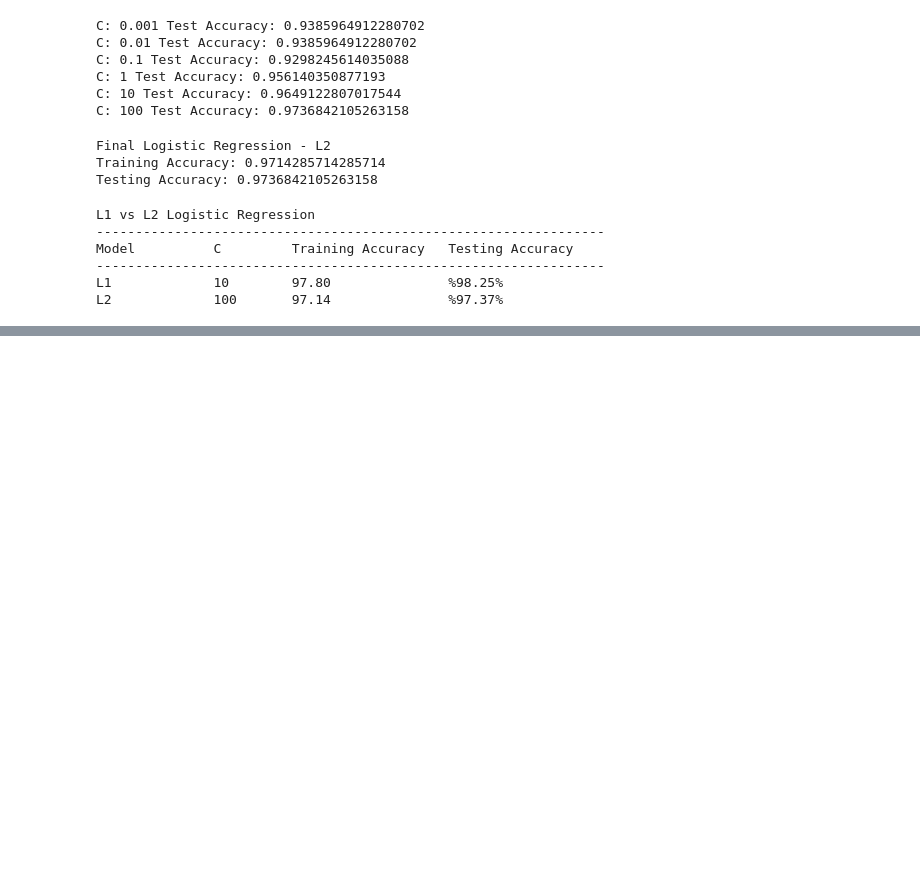
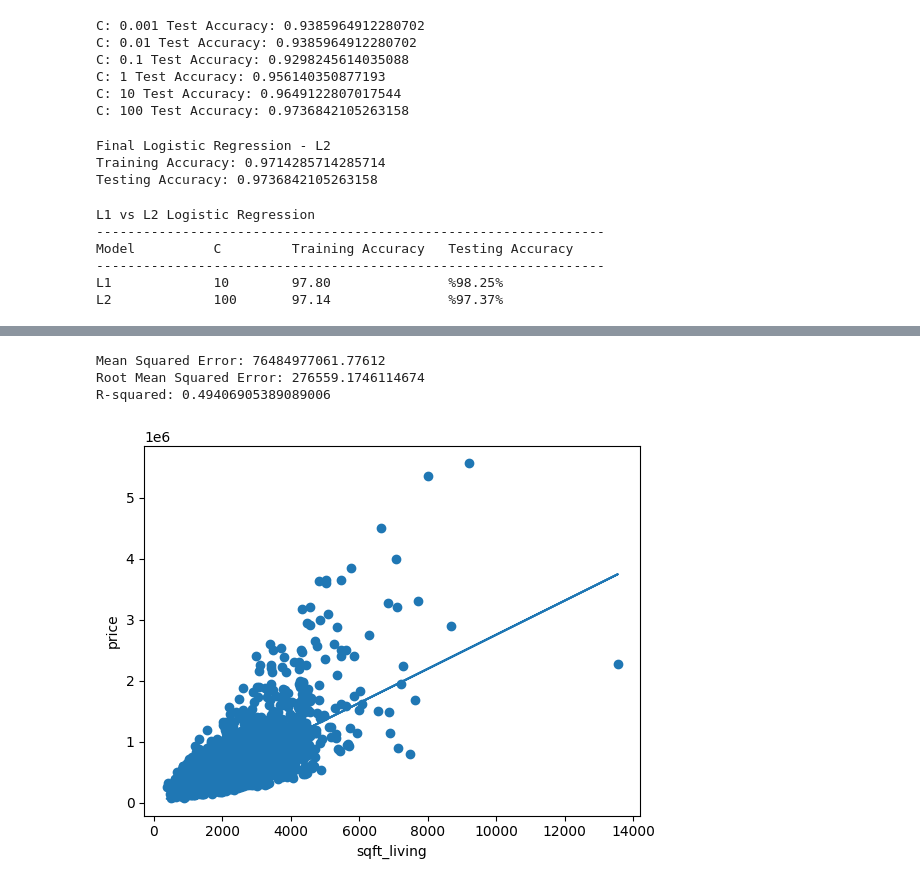
Before and after one commit to crce9830ecs-lang/aiml_labs, a Jupyter notebook: ML_LAB.ipynb, the cells around one changed output, grey strips where cells are left out. Saved outputs shown, nothing was run; the diff lists cells and outputs as text; code cells hidden in the pictures; blank space fills up the shorter version.

Commit message:
Implemented Logistic Regression and calculated MSE, RMSE AND R2 values

```diff
--- a/ML_LAB.ipynb
+++ b/ML_LAB.ipynb
@@ -1238,0 +1246,10 @@ L2             100       97.14               %97.37%
+# %%
+import kagglehub
+
+import os
+
+# Download latest version
+path = kagglehub.dataset_download("astronautelvis/kc-house-data")
+
+print("Path to dataset files:", path)
+print(os.listdir(path))
@@ -1238,0 +1260,4 @@ L2             100       97.14               %97.37%
+# %%
+import pandas as pd
+df = pd.read_csv(path + "/kc_final.csv")
+print(df.head())
@@ -1238,0 +1282,30 @@ L2             100       97.14               %97.37%
+# %%
+from sklearn.linear_model import LinearRegression
+from sklearn.model_selection import train_test_split
+X = df[['sqft_living']]
+y = df['price']
+X_train, X_test, y_train, y_test = train_test_split(
+    X,y, test_size = 0.2, random_state = 42
+)
+model = LinearRegression()
+model.fit(X_train, y_train)
+y_pred = model.predict(X_test)
+# %%
+mse = mean_squared_error(y_test, y_pred)
+rmse = np.sqrt(mse)
+r2 = r2_score(y_test, y_pred)
+print("Mean Squared Error:", mse)
+print("Root Mean Squared Error:", rmse)
+print("R-squared:", r2)
+# %% [output]
+Mean Squared Error: 76484977061.77612
+Root Mean Squared Error: 276559.1746114674
+R-squared: 0.49406905389089006
+# %%
+plt.scatter(X_test, y_test)
+plt.plot(X_test, y_pred)
+plt.xlabel("sqft_living")
+plt.ylabel("price")
+plt.show()
+# %% [output]
+[figure, added]
```
Also changed, not shown: parts of 4 cells of this notebook.
